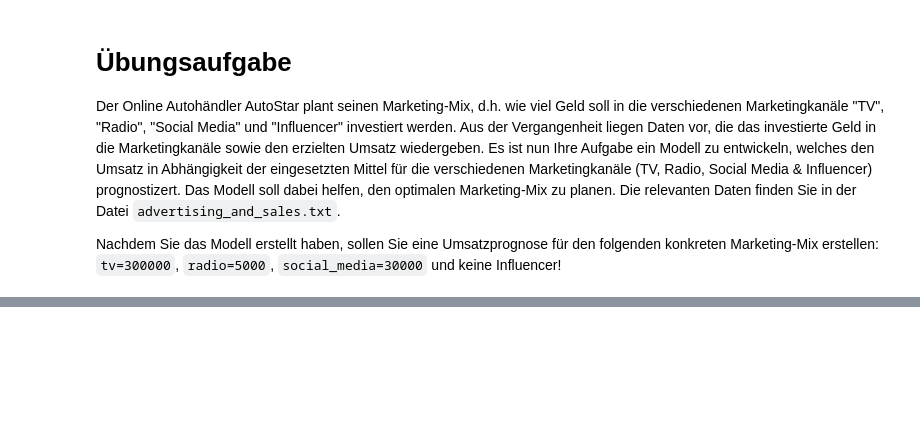
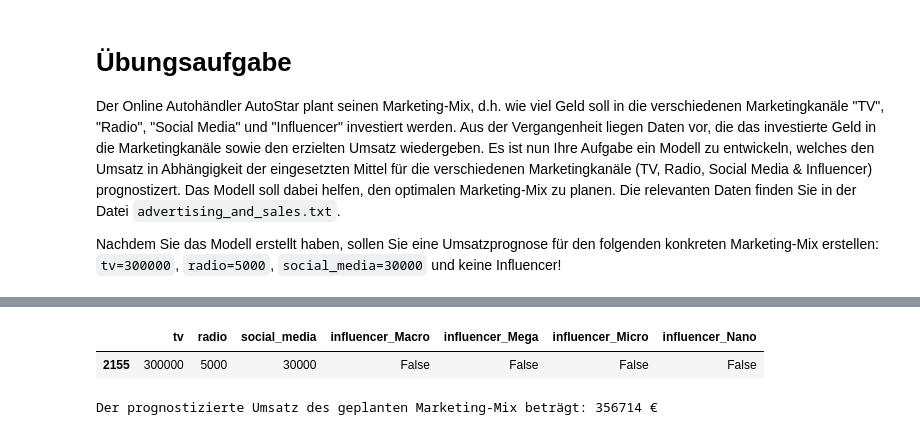
Before and after one commit to AlexKressner/Business_Intelligence, a Jupyter notebook: ML_Regression.ipynb, the cells around one changed output, grey strips where cells are left out. Cells and saved outputs as stored; diff of their text form; code cells hidden in the pictures; blank space fills up the shorter version.

```diff
--- a/ML_Regression.ipynb
+++ b/ML_Regression.ipynb
@@ -185,0 +381,13 @@ data.head()
+# %%
+sales["tv"] = 300000
+sales["radio"] = 5000
+sales["social_media"] = 30000
+sales["influencer_Mega"] = False
+sales
+# %% [output]
+|  | tv | radio | social_media | influencer_Macro | influencer_Mega | influencer_Micro | influencer_Nano |
+| 2155 | 300000 | 5000 | 30000 | False | False | False | False |
+# %%
+print(f'Der prognostizierte Umsatz des geplanten Marketing-Mix beträgt: {round(model.predict(sales)[0])} €')
+# %% [output]
+Der prognostizierte Umsatz des geplanten Marketing-Mix beträgt: 356714 €
```
Also changed, not shown: parts of 38 cells of this notebook.
